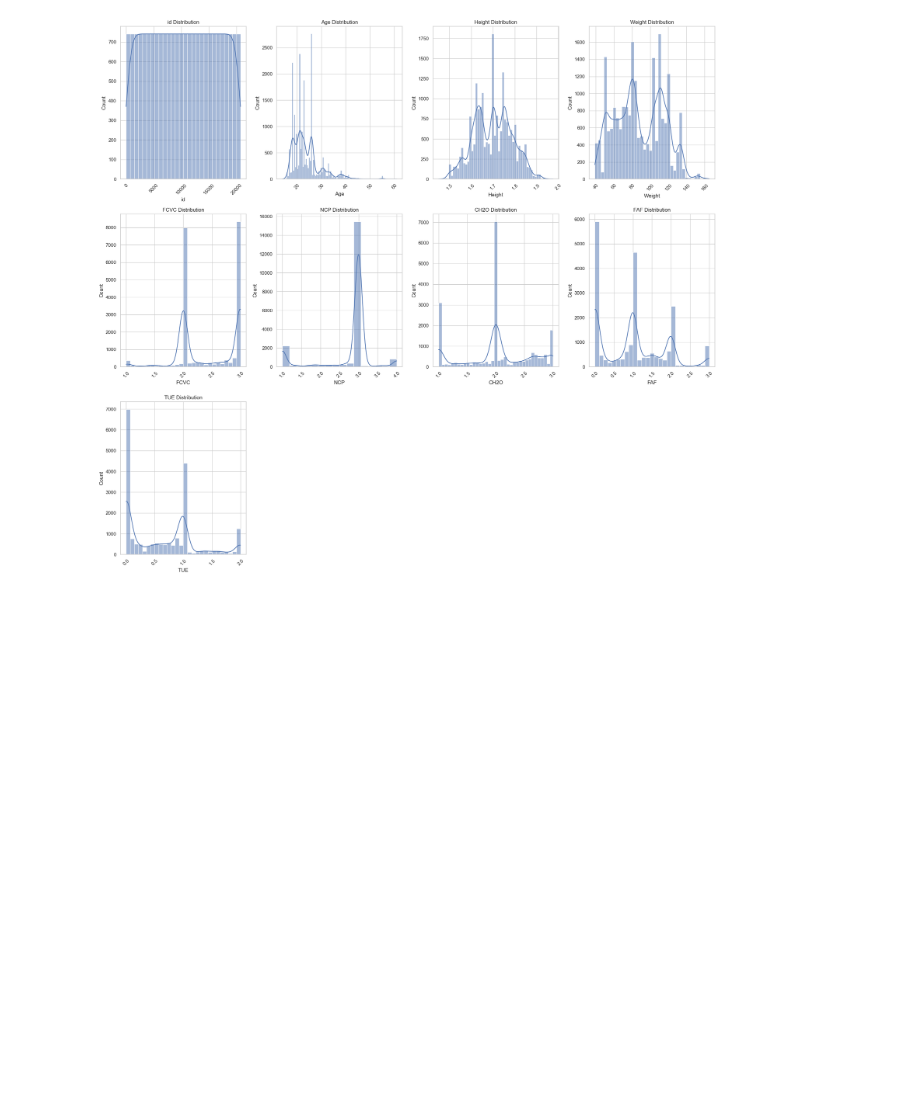
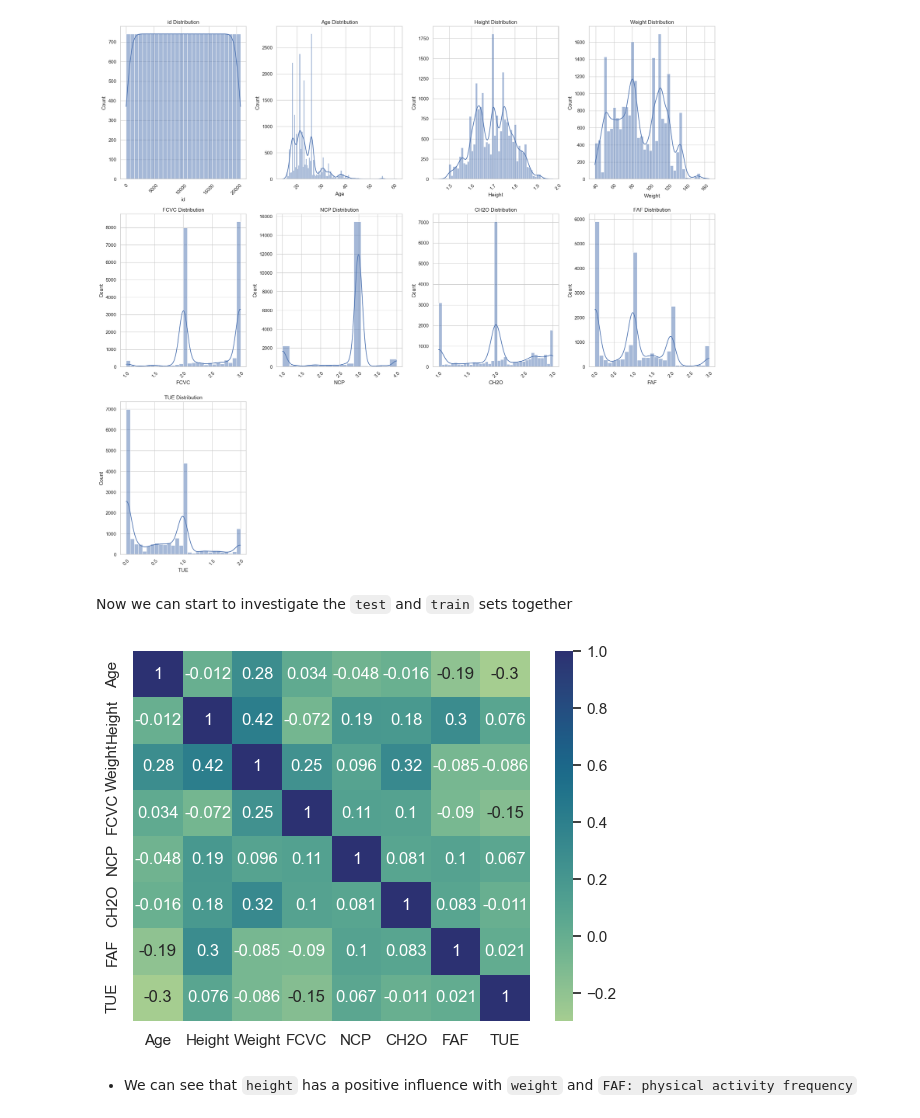
Before and after one commit to ofithcheallaigh/machine_learning_projects, a Jupyter notebook: Kaggle/Comps/Multi-Class Prediction of Obesity Risk/Code/data_analysis.ipynb, the cells around one changed output. Cells and saved outputs as stored; diff of their text form; code cells hidden in the pictures; blank space fills up the shorter version.

```diff
--- a/Kaggle/Comps/Multi-Class Prediction of Obesity Risk/Code/data_analysis.ipynb
+++ b/Kaggle/Comps/Multi-Class Prediction of Obesity Risk/Code/data_analysis.ipynb
@@ -132,6 +144,8 @@ So, in the training data we can say that there is no missing or duplicated data.
 # EDA
 
 Our target variable is `NObeyesdad`, the body mass index.
+# %%
+target = "NObeyesdad"
 # %%
 class_colours = ['#9b5fe0', '#16a4d8', '#60dbe8', '#8bd346', '#efdf48', '#f9a52c', '#d64e12']
 # %%
@@ -285,3 +299,16 @@ plt.tight_layout()
 plt.show()
 # %% [output]
 [figure]
+# %% [markdown]
+Now we can start to investigate the `test` and `train` sets together
+# %%
+raw_num_cols = list(df_train.select_dtypes("float").columns)
+raw_cat_cols = list(df_train.columns.drop(raw_num_cols+[target]))
+
+tmp = df_train[raw_num_cols].corr("pearson")
+sns.heatmap(tmp,annot=True,cmap ="crest")
+plt.show()
+# %% [output]
+[figure, added]
+# %% [markdown]
+- We can see that `height` has a positive influence with `weight` and `FAF: physical activity frequency`
```
Also changed, not shown: parts of 2 cells of this notebook.
